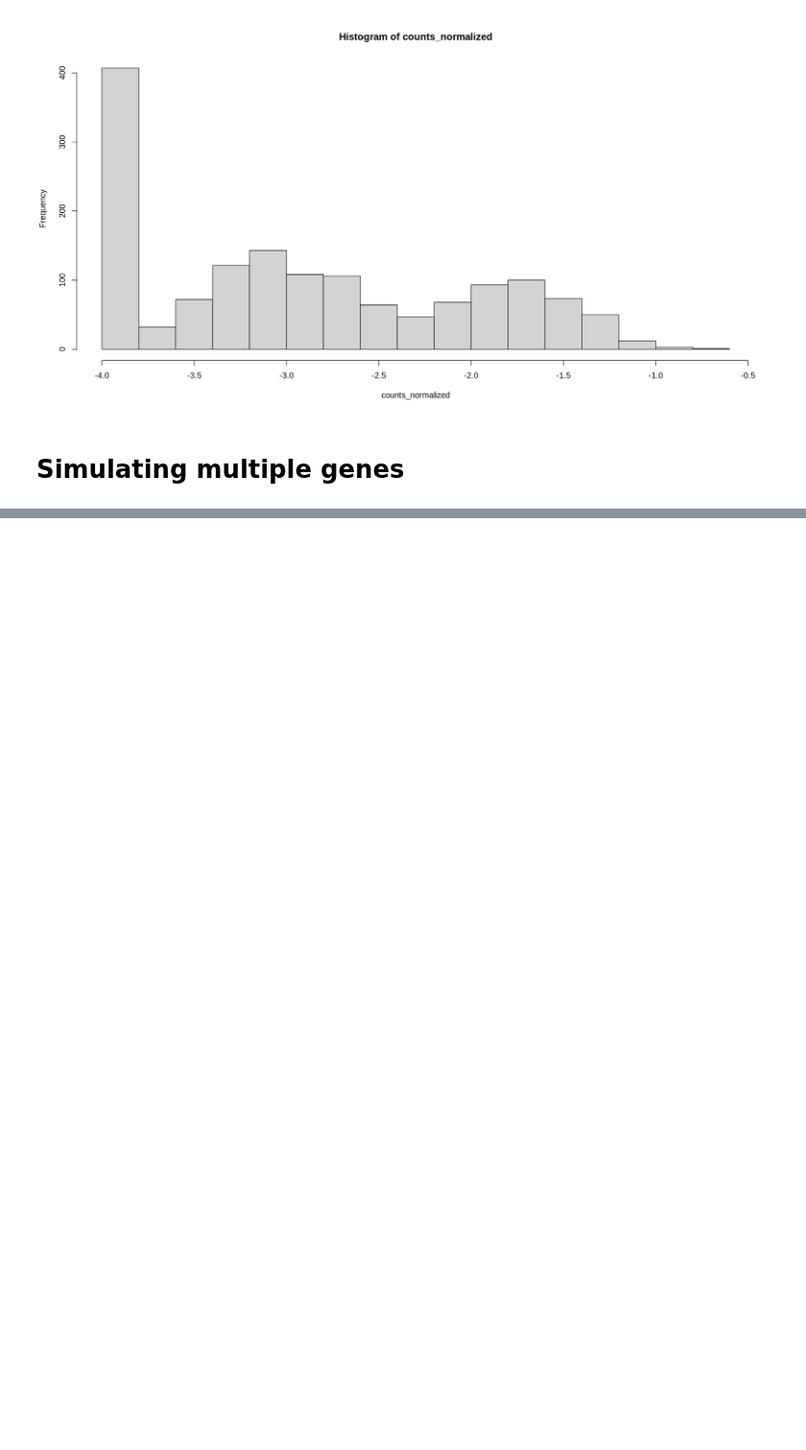
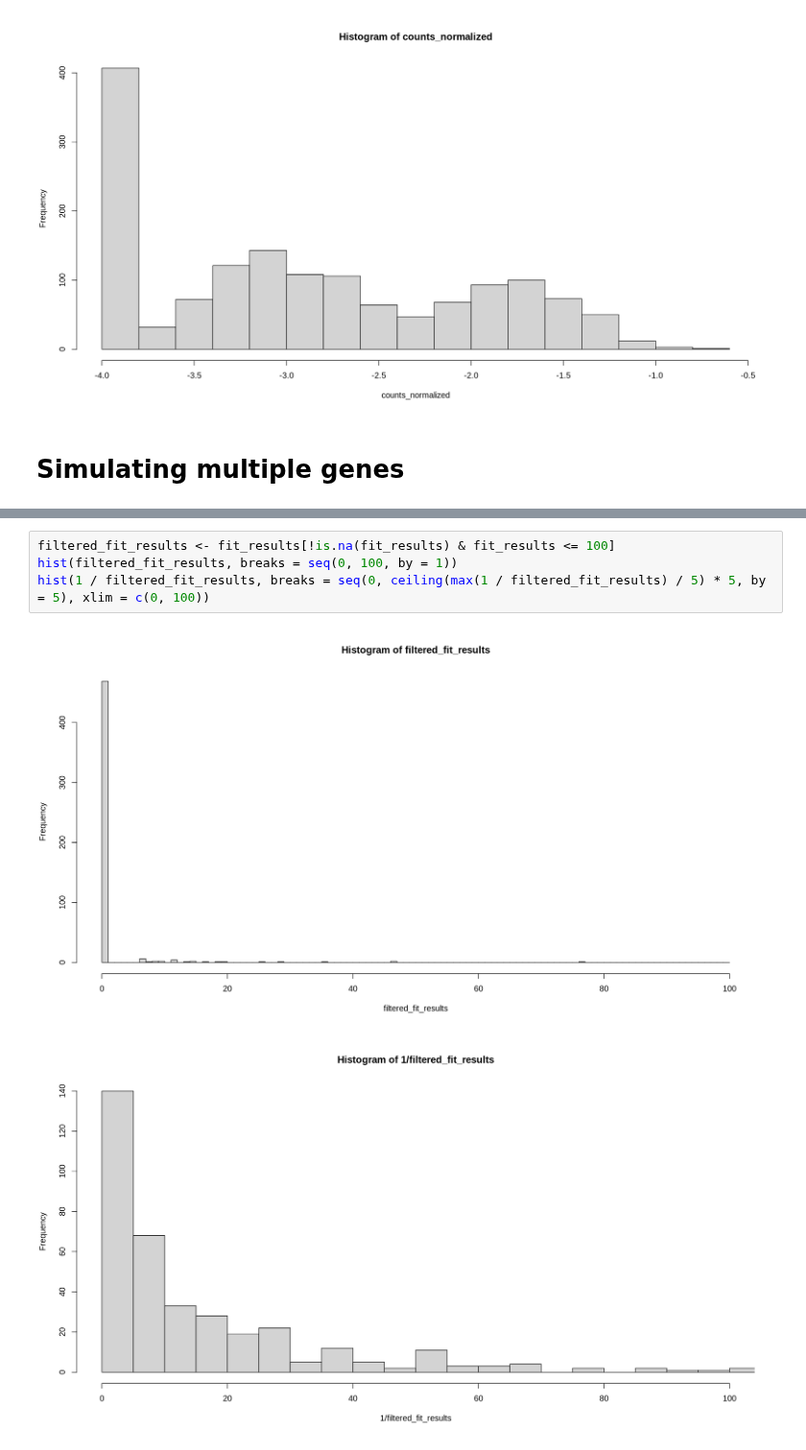
Before and after one commit to AndreMacedo88/Notebooks-Research, a Jupyter notebook: Bioinfo/Transcriptomics/generate_realistic_single-cell_count_data_r.ipynb, the cells around one changed output, grey strips where cells are left out. Shown at 96% size. Drawn from its saved outputs; the diff is of its cells as text; blank space fills up the shorter version.

```diff
--- a/Bioinfo/Transcriptomics/generate_realistic_single-cell_count_data_r.ipynb
+++ b/Bioinfo/Transcriptomics/generate_realistic_single-cell_count_data_r.ipynb
@@ -145,0 +274,7 @@ hist(counts_normalized)
+# %%
+filtered_fit_results <- fit_results[!is.na(fit_results) & fit_results <= 100]
+hist(filtered_fit_results, breaks = seq(0, 100, by = 1))
+hist(1 / filtered_fit_results, breaks = seq(0, ceiling(max(1 / filtered_fit_results) / 5) * 5, by = 5), xlim = c(0, 100))
+# %% [output]
+[figure, added]
+[figure, added]
```
Also changed, not shown: parts of 18 cells of this notebook.
